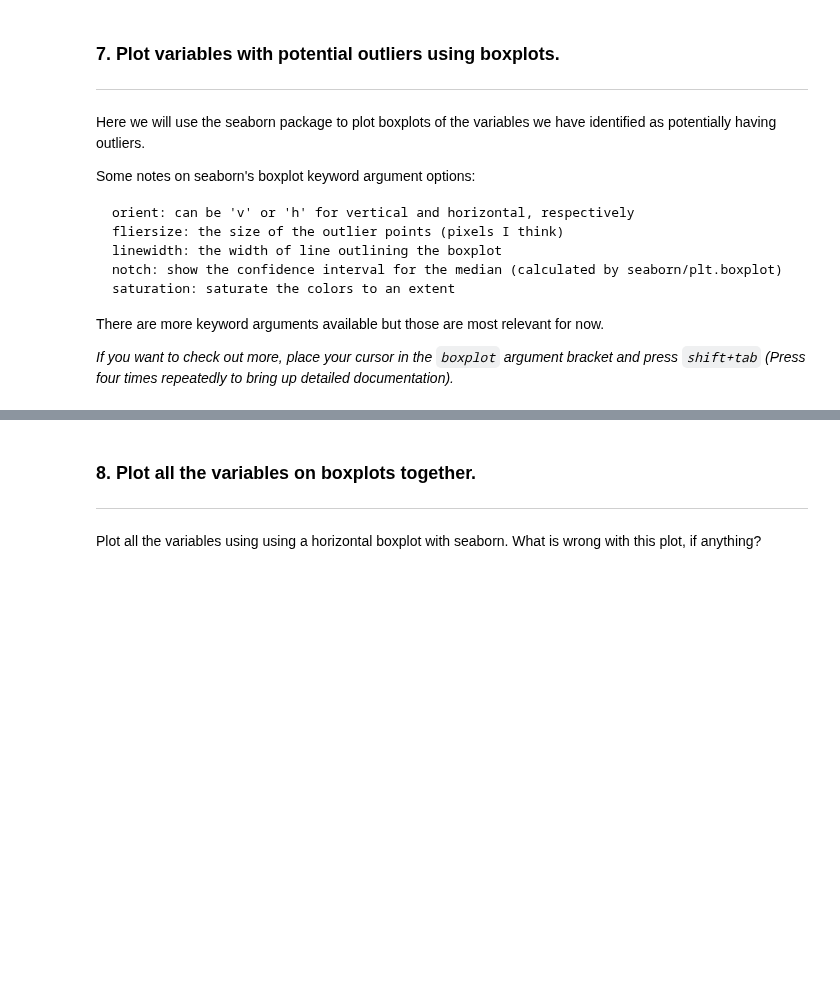
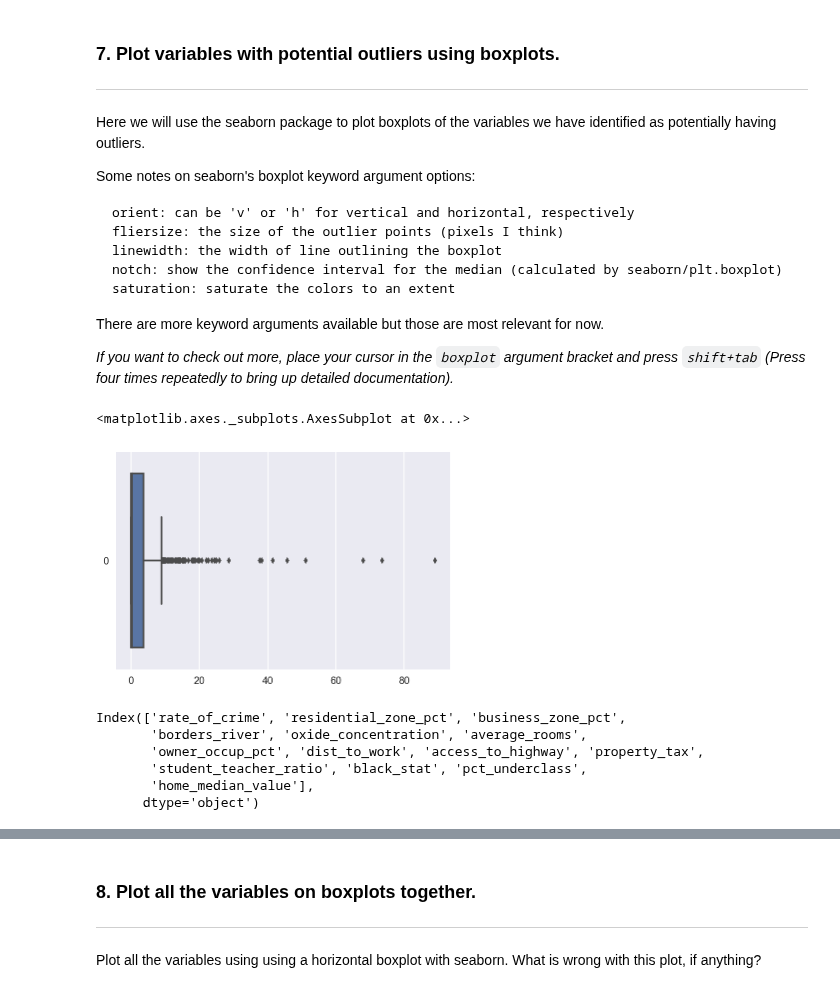
Before and after one commit to ga-curriculum/old-dsb-108-EDA, a Jupyter notebook: basic-eda-walkthrough.ipynb, the cells around one changed output, grey strips where cells are left out. Drawn from its saved outputs; the diff is of its cells as text; code cells hidden in the pictures; blank space fills up the shorter version.

```diff
--- a/basic-eda-walkthrough.ipynb
+++ b/basic-eda-walkthrough.ipynb
@@ -201,3 +386,28 @@ There two popular methods to rename dataframe columns.
+# %%
+# Dictionary Method
+boston.rename(columns={
+        'CRIM':'rate_of_crime',
+        'ZN':'residential_zone_pct',
+        'INDUS':'business_zone_pct',
+        'CHAS':'borders_river',
+        'NOX':'oxide_concentration',
+        'RM':'average_rooms',
+        'AGE':'owner_occup_pct',
+        'DIS':'dist_to_work',
+        'RAD':'access_to_highway',
+        'TAX':'property_tax',
+        'PTRATIO':'student_teacher_ratio',
+        'B':'black_stat',
+        'LSTAT':'pct_underclass',
+        'MEDV':'home_median_value'
+    }, inplace=True)
+# %%
+# List Replacement Method
+boston.columns = ['rate_of_crime', 'residential_zone_pct', 'business_zone_pct',
+       'borders_river', 'oxide_concentration', 'average_rooms',
+       'owner_occup_pct', 'dist_to_work', 'access_to_highway', 'property_tax',
+       'student_teacher_ratio', 'black_stat', 'pct_underclass',
+       'home_median_value']
 # %% [markdown]
 <a id='describe'></a>
 
@@ -230,5 +461,18 @@ There are more keyword arguments available but those are most relevant for now.
 _If you want to check out more, place your cursor in the `boxplot` argument bracket and press `shift+tab` (Press four times repeatedly to bring up detailed documentation)._
 # %%
 # rate of crime
+sns.boxplot(data=boston['rate_of_crime'], orient="h")
+# %% [output]
+<matplotlib.axes._subplots.AxesSubplot at 0x...>
+[figure, added]
+# %%
+boston.columns
+# %% [output]
+Index(['rate_of_crime', 'residential_zone_pct', 'business_zone_pct',
+       'borders_river', 'oxide_concentration', 'average_rooms',
+       'owner_occup_pct', 'dist_to_work', 'access_to_highway', 'property_tax',
+       'student_teacher_ratio', 'black_stat', 'pct_underclass',
+       'home_median_value'],
+      dtype='object')
 # %%
 # percent owner occupied
```
Also changed, not shown: parts of 44 cells of this notebook.
